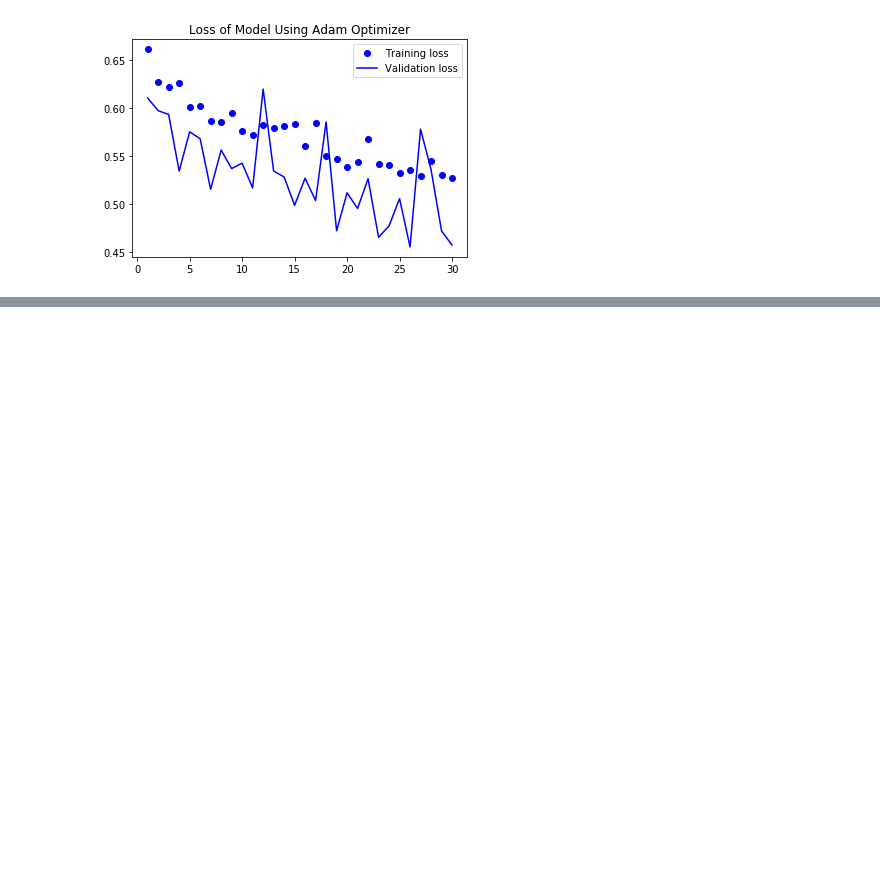
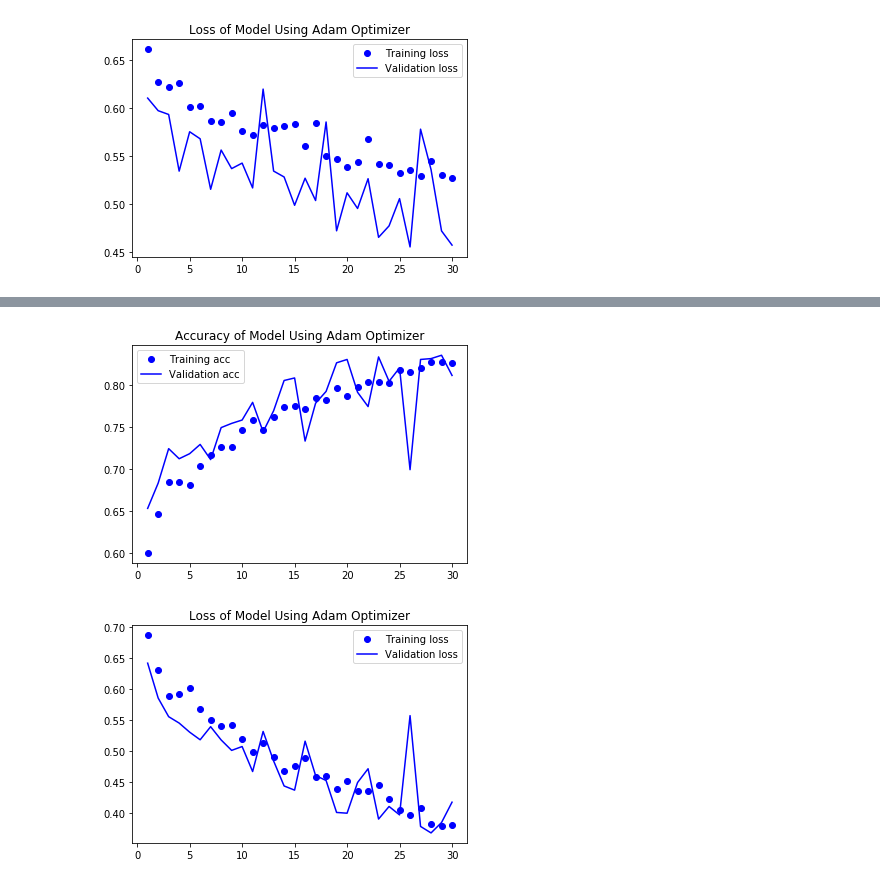
Before and after one commit to MinhBoll/csc767, a Jupyter notebook: cats&dogs.ipynb, the cells around one changed output, grey strips where cells are left out. Saved outputs shown, nothing was run; the diff lists cells and outputs as text; code cells hidden in the pictures; blank space fills up the shorter version.

```diff
--- a/cats&dogs.ipynb
+++ b/cats&dogs.ipynb
@@ -770,0 +924,10 @@ history7 = model1.fit_generator(train_generator2,
+# %%
+model2.compile(loss='binary_crossentropy',
+              optimizer=optimizers.Adam(),
+              metrics=['accuracy'])
+# %%
+history9 = model2.fit_generator(train_generator2,
+                              steps_per_epoch=100,
+                              epochs=30,
+                              validation_data=validation_generator,
+                              validation_steps=50)
@@ -770,0 +952,19 @@ history7 = model1.fit_generator(train_generator2,
+# %%
+acc = history9.history['acc']
+val_acc = history9.history['val_acc']
+loss = history9.history['loss']
+val_loss = history9.history['val_loss']
+epochs = range(1, len(acc) + 1)
+plt.plot(epochs, acc, 'bo', label='Training acc')
+plt.plot(epochs, val_acc, 'b', label='Validation acc')
+plt.title('Accuracy of Model Using Adam Optimizer')
+plt.legend()
+plt.figure()
+plt.plot(epochs, loss, 'bo', label='Training loss')
+plt.plot(epochs, val_loss, 'b', label='Validation loss')
+plt.title('Loss of Model Using Adam Optimizer')
+plt.legend()
+plt.show()
+# %% [output]
+[figure, added]
+[figure, added]
```
Also changed, not shown: parts of 10 cells of this notebook.
